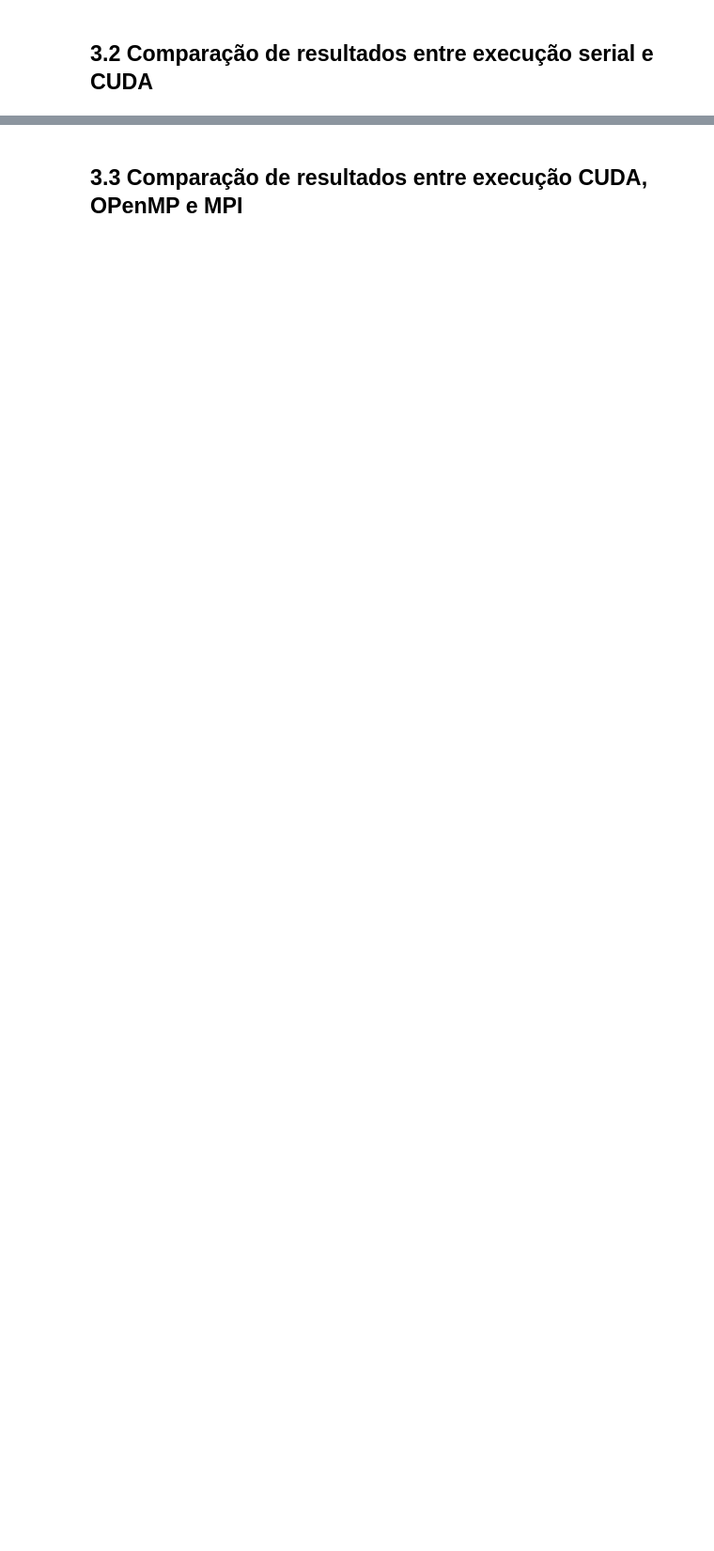
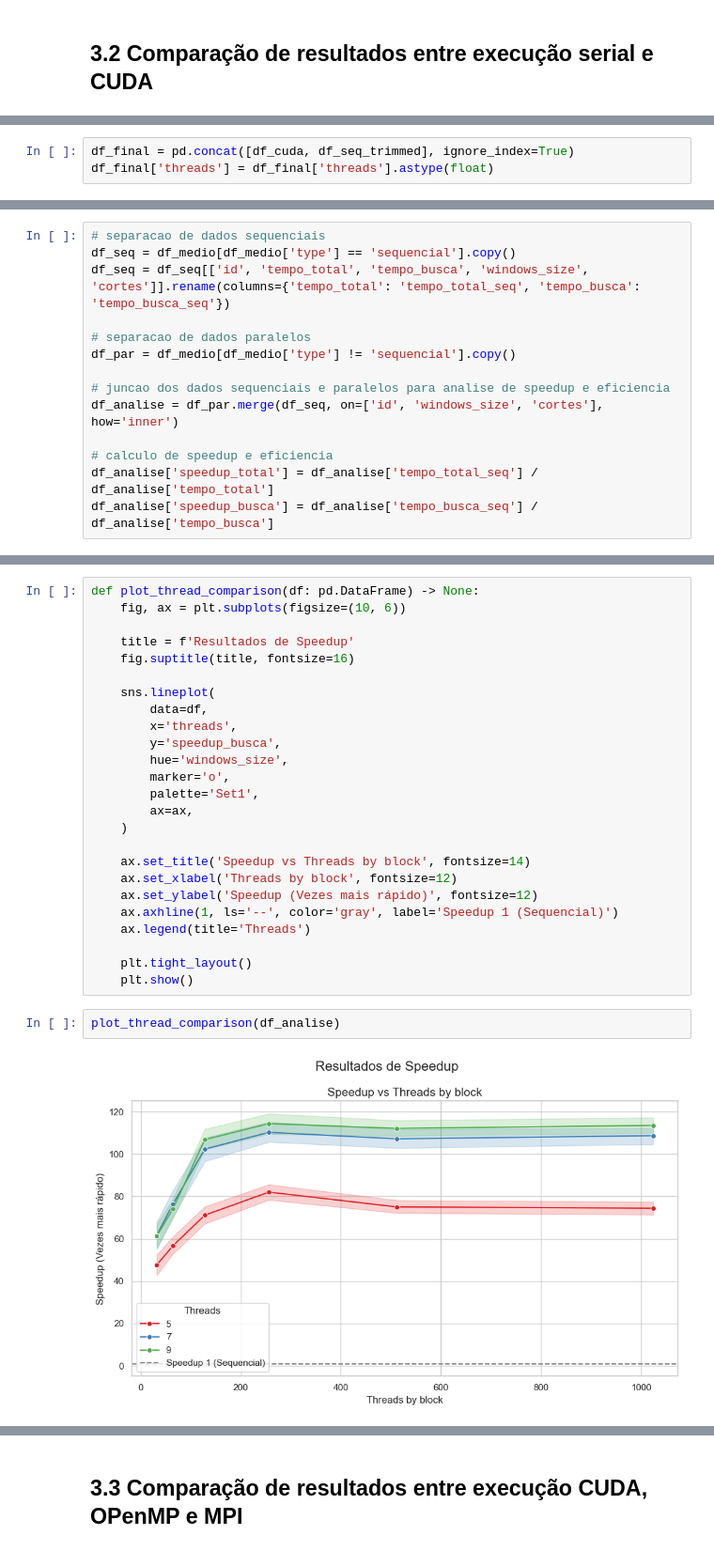
Before and after one commit to everaldina/processamento-paralelo, a Jupyter notebook: notebooks/cuda.ipynb, the cells around one changed output, grey strips where cells are left out. Shown at 94% size. Cells and saved outputs as stored; diff of their text form; blank space fills up the shorter version.

```diff
--- a/notebooks/cuda.ipynb
+++ b/notebooks/cuda.ipynb
@@ -40,0 +343,3 @@ Foi realizada uma tradução direta do código em Python para C++, visando asseg
+# %%
+df_final = pd.concat([df_cuda, df_seq_trimmed], ignore_index=True)
+df_final['threads'] = df_final['threads'].astype(float)
@@ -40,0 +351,14 @@ Foi realizada uma tradução direta do código em Python para C++, visando asseg
+# %%
+# separacao de dados sequenciais
+df_seq = df_medio[df_medio['type'] == 'sequencial'].copy()
+df_seq = df_seq[['id', 'tempo_total', 'tempo_busca', 'windows_size', 'cortes']].rename(columns={'tempo_total': 'tempo_total_seq', 'tempo_busca': 'tempo_busca_seq'})
+
+# separacao de dados paralelos
+df_par = df_medio[df_medio['type'] != 'sequencial'].copy()
+
+# juncao dos dados sequenciais e paralelos para analise de speedup e eficiencia
+df_analise = df_par.merge(df_seq, on=['id', 'windows_size', 'cortes'], how='inner')
+
+# calculo de speedup e eficiencia
+df_analise['speedup_total'] = df_analise['tempo_total_seq'] / df_analise['tempo_total']
+df_analise['speedup_busca'] = df_analise['tempo_busca_seq'] / df_analise['tempo_busca']
@@ -40,0 +424,29 @@ Foi realizada uma tradução direta do código em Python para C++, visando asseg
+# %%
+def plot_thread_comparison(df: pd.DataFrame) -> None:
+    fig, ax = plt.subplots(figsize=(10, 6))
+
+    title = f'Resultados de Speedup'
+    fig.suptitle(title, fontsize=16)
+
+    sns.lineplot(
+        data=df,
+        x='threads',
+        y='speedup_busca',
+        hue='windows_size',
+        marker='o',
+        palette='Set1',
+        ax=ax,
+    )
+
+    ax.set_title('Speedup vs Threads by block', fontsize=14)
+    ax.set_xlabel('Threads by block', fontsize=12)
+    ax.set_ylabel('Speedup (Vezes mais rápido)', fontsize=12)
+    ax.axhline(1, ls='--', color='gray', label='Speedup 1 (Sequencial)')
+    ax.legend(title='Threads')
+
+    plt.tight_layout()
+    plt.show()
+# %%
+plot_thread_comparison(df_analise)
+# %% [output]
+[figure, added]
```
Also changed, not shown: parts of 37 cells of this notebook, 7 other files.
